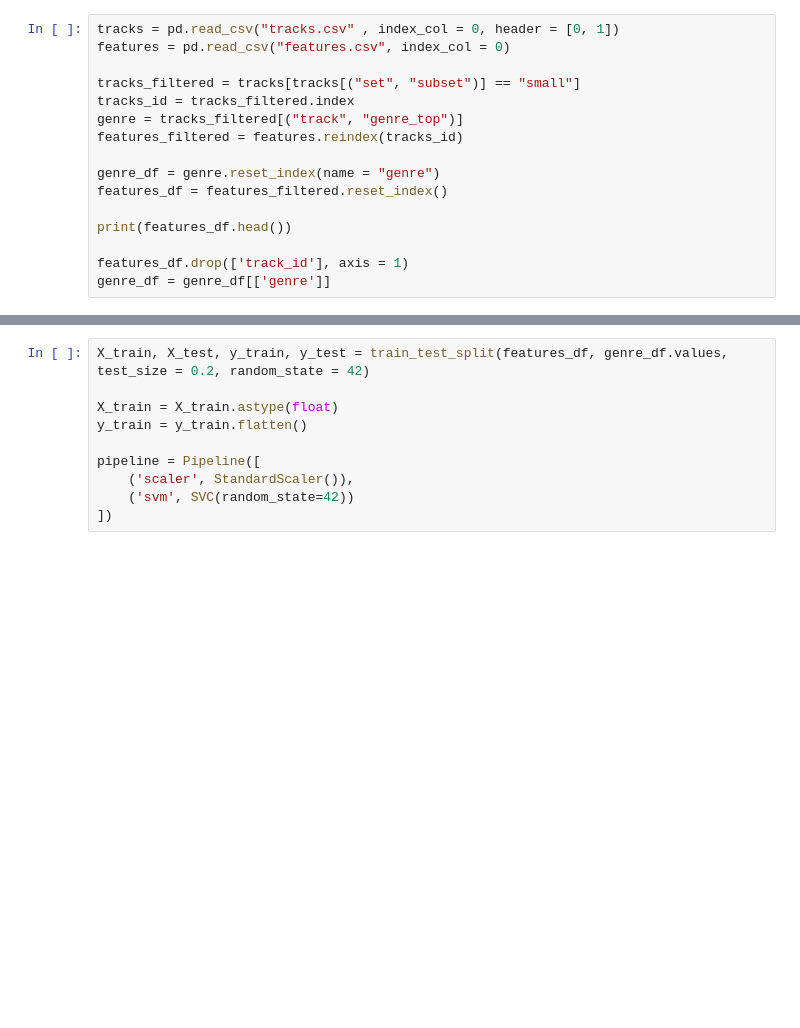
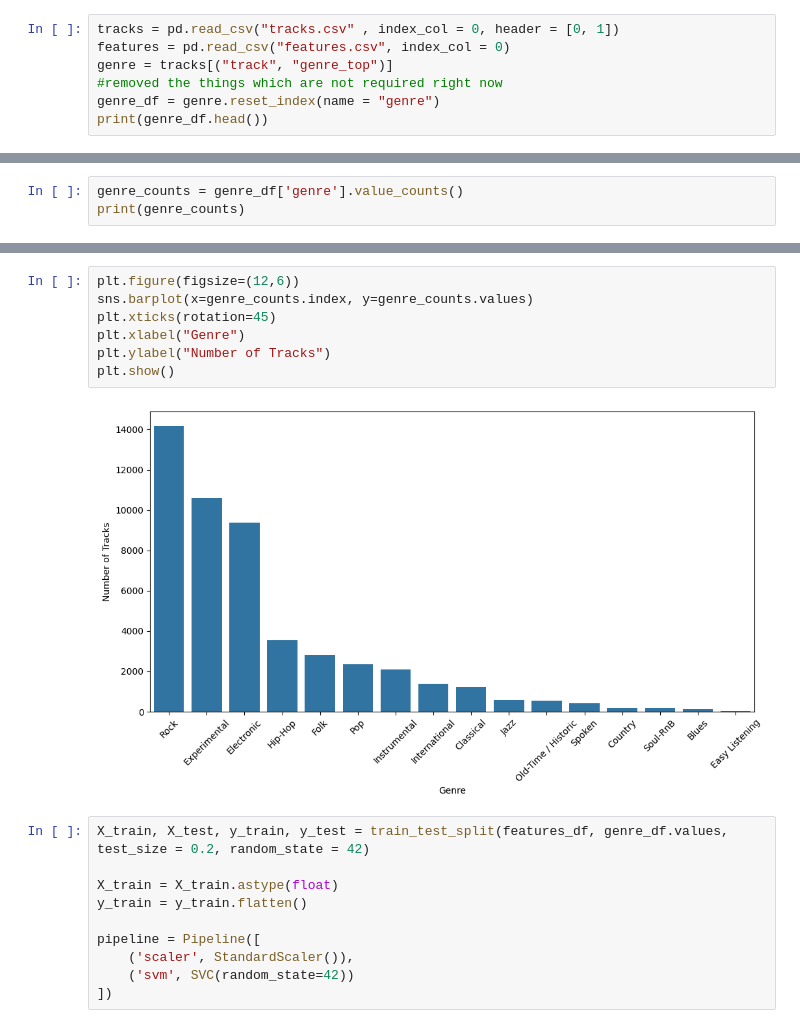
Before and after one commit to csivitu/MusicGenreClassification, a Jupyter notebook: MusicGenreClassification.ipynb, the cells around one changed output, grey strips where cells are left out. Drawn from its saved outputs; the diff is of its cells as text; blank space fills up the shorter version.

```diff
--- a/MusicGenreClassification.ipynb
+++ b/MusicGenreClassification.ipynb
@@ -10,16 +25,7 @@ from sklearn.metrics import accuracy_score, classification_report
 # %%
 tracks = pd.read_csv("tracks.csv" , index_col = 0, header = [0, 1])
 features = pd.read_csv("features.csv", index_col = 0)
-
-tracks_filtered = tracks[tracks[("set", "subset")] == "small"]
-tracks_id = tracks_filtered.index
-genre = tracks_filtered[("track", "genre_top")]
-features_filtered = features.reindex(tracks_id)
-
+genre = tracks[("track", "genre_top")]
+#removed the things which are not required right now
 genre_df = genre.reset_index(name = "genre")
-features_df = features_filtered.reset_index()
-
-print(features_df.head())
-
-features_df.drop(['track_id'], axis = 1)
-genre_df = genre_df[['genre']]
+print(genre_df.head())
@@ -25,0 +39,3 @@ genre_df = genre_df[['genre']]
+# %%
+genre_counts = genre_df['genre'].value_counts()
+print(genre_counts)
@@ -26,3 +61,12 @@ genre_df = genre_df[['genre']]
+# %%
+plt.figure(figsize=(12,6))
+sns.barplot(x=genre_counts.index, y=genre_counts.values)
+plt.xticks(rotation=45)
+plt.xlabel("Genre")
+plt.ylabel("Number of Tracks")
+plt.show()
+# %% [output]
+[figure, added]
 # %%
 X_train, X_test, y_train, y_test = train_test_split(features_df, genre_df.values, test_size = 0.2, random_state = 42)
 
```
Also changed, not shown: parts of 4 cells of this notebook.
